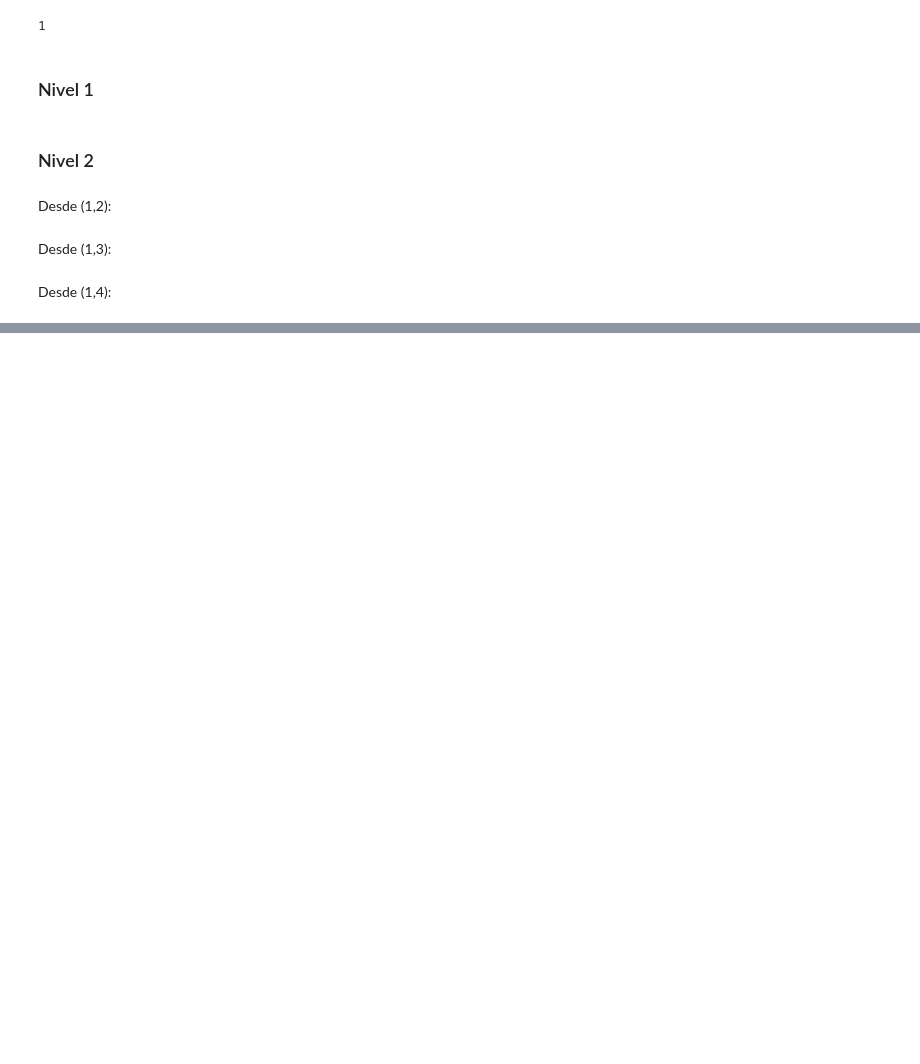
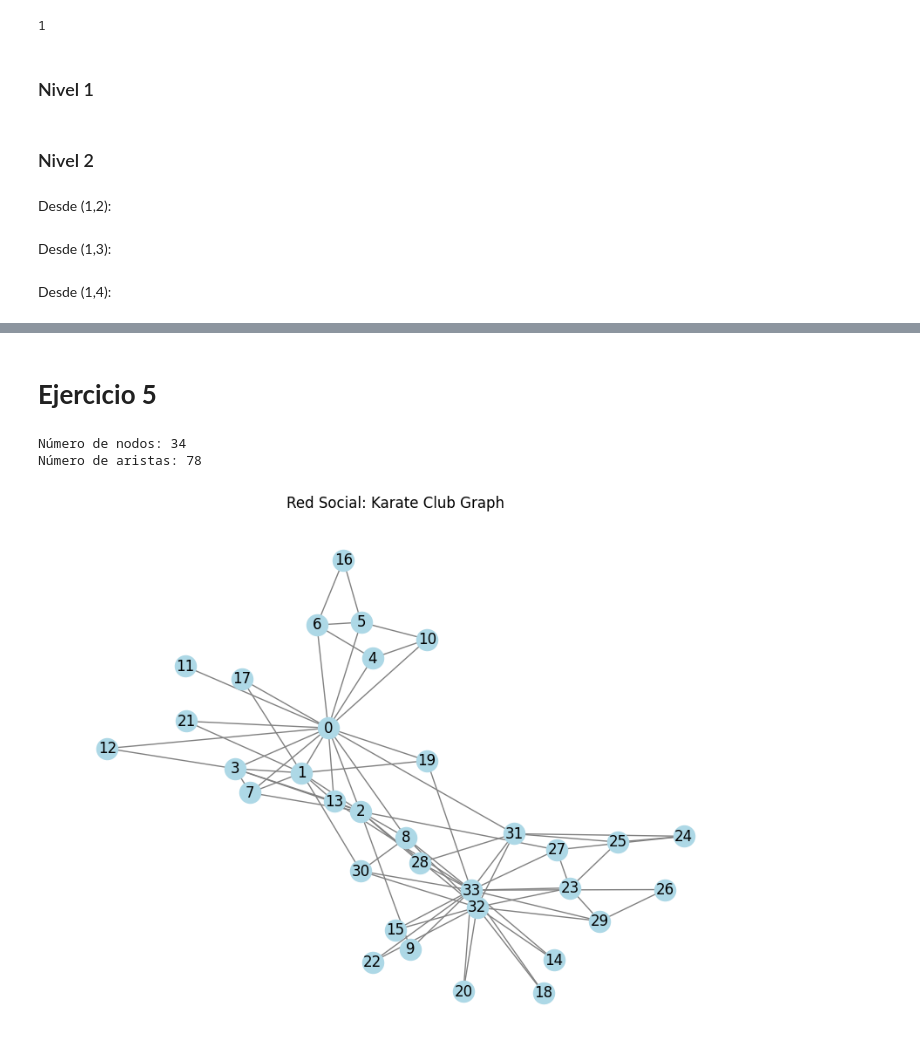
Before and after one commit to mac2218/IA-Lab04, a Jupyter notebook: Lab04.ipynb, the cells around one changed output, grey strips where cells are left out. Drawn from its saved outputs; the diff is of its cells as text; code cells hidden in the pictures; blank space fills up the shorter version.

Commit message:
Ejercicios 4 y 5

```diff
--- a/Lab04.ipynb
+++ b/Lab04.ipynb
@@ -112,0 +205,28 @@ Desde (1,4):
+# %% [markdown]
+# **Ejercicio 5**
+# %%
+import networkx as nx
+import matplotlib.pyplot as plt
+
+# (a) Cargar el grafo
+G = nx.karate_club_graph()
+
+# (b) Numero de nodos
+num_nodes = G.number_of_nodes()
+
+# Numero de aristas
+num_edges = G.number_of_edges()
+
+print("Número de nodos:", num_nodes)
+print("Número de aristas:", num_edges)
+
+# Grafo
+plt.figure(figsize=(8,6))
+pos = nx.spring_layout(G, seed=42)
+nx.draw(G, pos, with_labels=True, node_color="lightblue", edge_color="gray")
+plt.title("Red Social: Karate Club Graph")
+plt.show()
+# %% [output]
+Número de nodos: 34
+Número de aristas: 78
+[figure, added]
```
Also changed, not shown: parts of 6 cells of this notebook.
